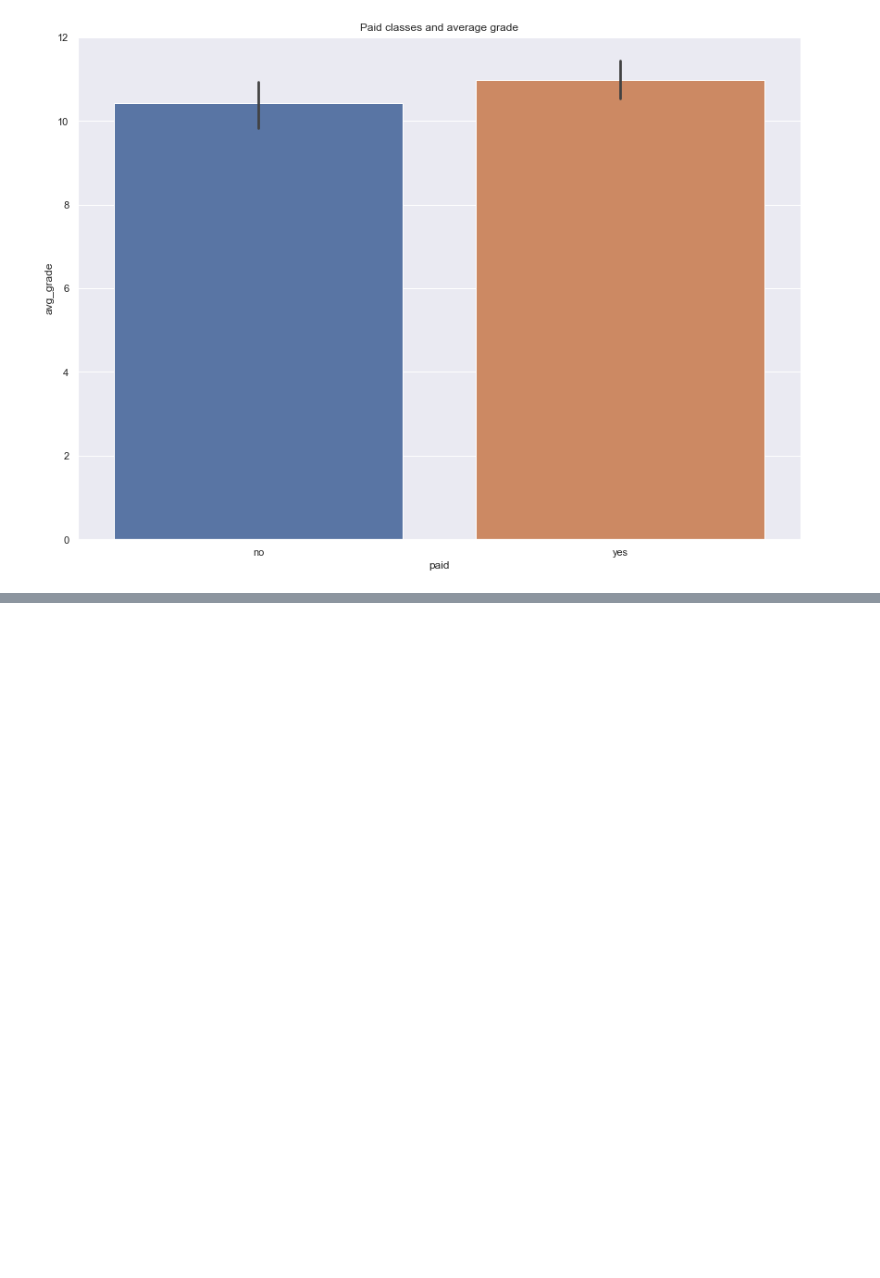
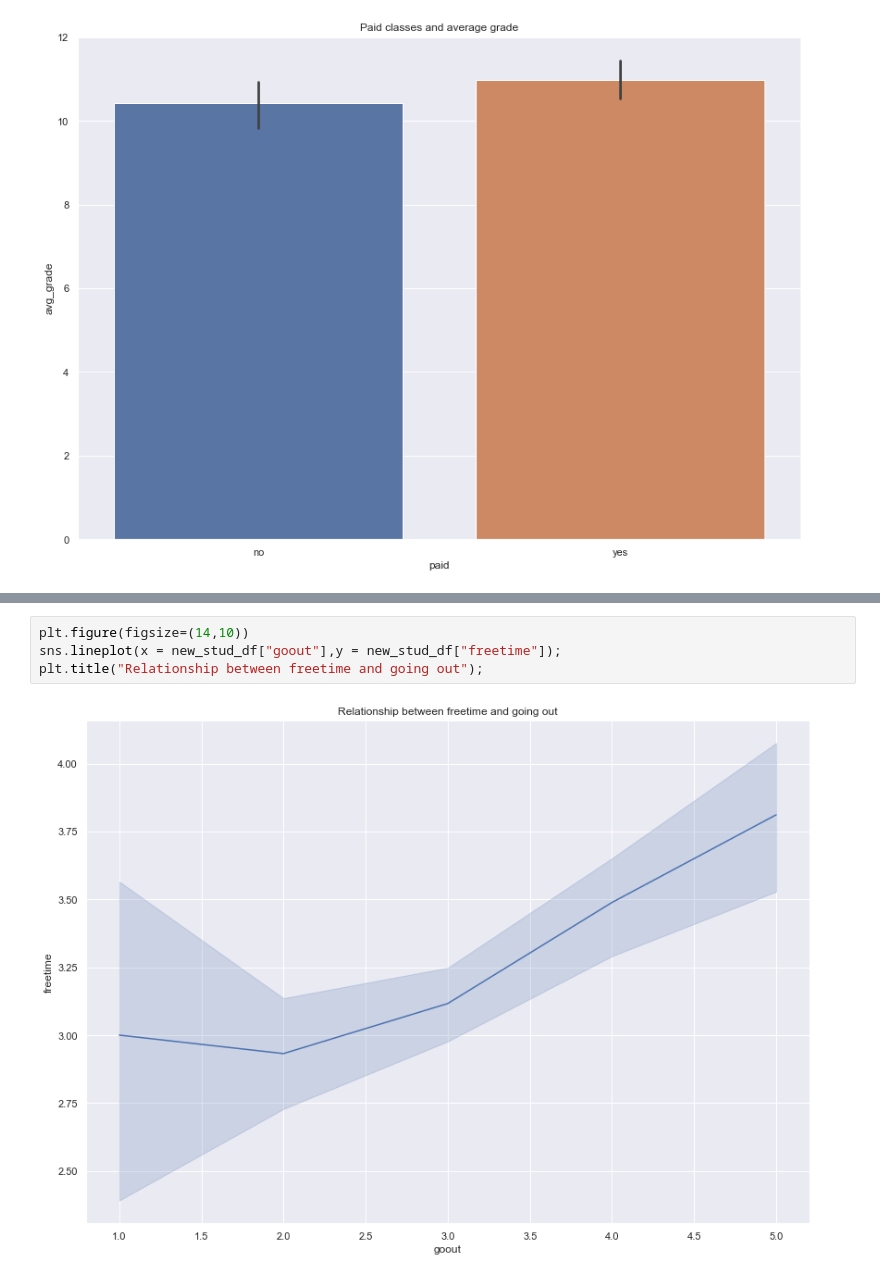
Before and after one commit to Soham2402/EDA, a Jupyter notebook: Student grade analysis/Student_grade_analysis.ipynb, the cells around one changed output, grey strips where cells are left out. Drawn from its saved outputs; the diff is of its cells as text; blank space fills up the shorter version.

```diff
--- a/Student grade analysis/Student_grade_analysis.ipynb
+++ b/Student grade analysis/Student_grade_analysis.ipynb
@@ -496,0 +504,6 @@ px.bar_polar(data_frame=new_stud_df,r =  new_stud_df["internet"])
+# %%
+plt.figure(figsize=(14,10))
+sns.lineplot(x = new_stud_df["goout"],y = new_stud_df["freetime"]);
+plt.title("Relationship between freetime and going out");
+# %% [output]
+[figure, added]
```
Also changed, not shown: parts of 17 cells of this notebook.
